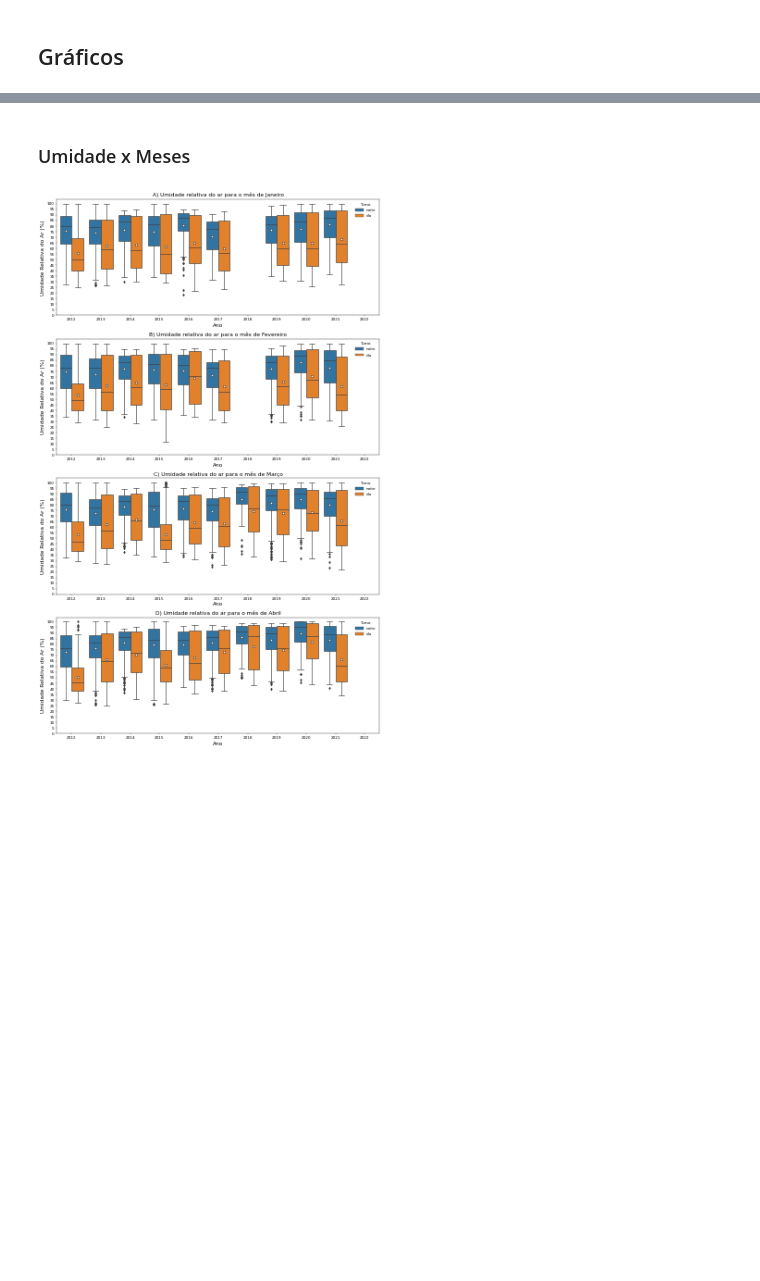
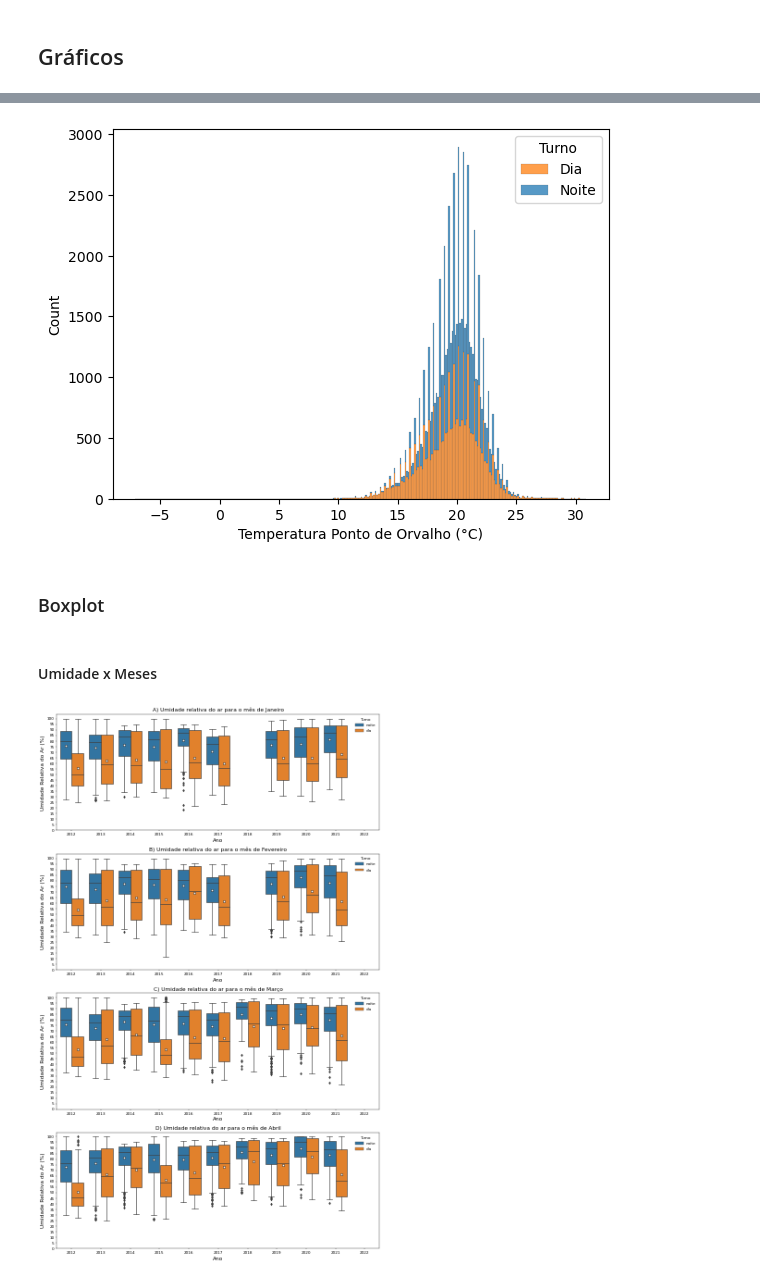
Before and after one commit to Raphael-Prazeres/Ler_dados_INMET, a Jupyter notebook: dados_inmet.ipynb, the cells around one changed output, grey strips where cells are left out. Drawn from its saved outputs; the diff is of its cells as text; code cells hidden in the pictures; blank space fills up the shorter version.

```diff
--- a/dados_inmet.ipynb
+++ b/dados_inmet.ipynb
@@ -107,5 +167,13 @@ resumo_noite.to_excel('resumo_noite.xlsx', index=True)
+# %%
+sns.histplot(df, x='temp_po', hue='turno', multiple="stack", edgecolor=".3")
+plt.xlabel('Temperatura Ponto de Orvalho (°C)')
+plt.legend(['Dia', 'Noite'], title='Turno');
+# %% [output]
+[figure, added]
+# %% [markdown]
+### Boxplot
 # %% [markdown]
-### Umidade x Meses
+#### Umidade x Meses
 # %%
 plt.figure(figsize=(15,25),dpi=30)
 
```
Also changed, not shown: parts of 8 cells of this notebook, 1 other file.
